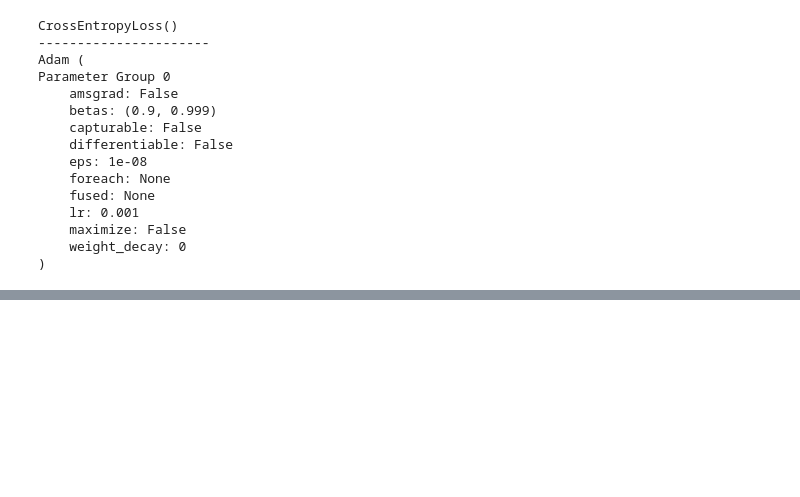
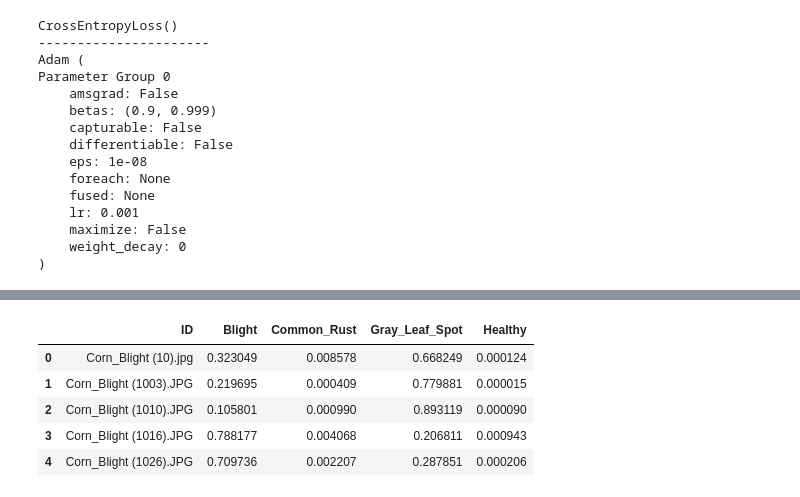
Before and after one commit to ShannonT20/CROP-DISEASE-DETECTION-STARTER-NOTEBOOK, a Jupyter notebook: Maize_Plant_Disease_Detection_Starter_Notebook.ipynb, the cells around one changed output, grey strips where cells are left out. Drawn from its saved outputs; the diff is of its cells as text; code cells hidden in the pictures; blank space fills up the shorter version.

```diff
--- a/Maize_Plant_Disease_Detection_Starter_Notebook.ipynb
+++ b/Maize_Plant_Disease_Detection_Starter_Notebook.ipynb
@@ -576,0 +601,17 @@ plt.show()
+# %%
+def file_to_confidence(model, datadir, filename, transform_pipeline):
+    file_path = os.path.join(datadir, filename)
+    image = PIL.Image.open(file_path)
+    transformed = transform_pipeline(image)
+    unsqueezed = transformed.unsqueeze(0)
+    image_cuda = unsqueezed.to(device)
+
+    model.eval()
+    with torch.no_grad():
+        model_raw = model(image_cuda)
+        confidence = torch.nn.functional.softmax(model_raw, dim=1)
+
+    conf_df = pd.DataFrame([[filename] + confidence.tolist()[0]])
+    conf_df.columns = ["ID"] + training_dataset.classes
+
+    return conf_df
@@ -576,0 +630,32 @@ plt.show()
+# %%
+small_dfs = []
+
+# Change from this:
+val_dir = os.path.join('crop pictures','val')
+
+# To this:
+val_dir = os.path.join('crop pictures','val','Blight')  # Or process all classes
+
+# OR process all class directories:
+small_dfs = []
+class_folders = ['Blight', 'Common_Rust', 'Gray_Leaf_Spot', 'Healthy']
+
+for class_name in class_folders:
+    class_dir = os.path.join('crop pictures','val', class_name)
+    for filename in os.listdir(class_dir):
+        if filename.lower().endswith(('.png', '.jpg', '.jpeg')):
+            small_dfs.append(
+                file_to_confidence(model, class_dir, filename, transform_normalized)
+            )
+
+confidence_df = pd.concat(small_dfs)
+
+confidence_df = confidence_df.sort_values("ID").reset_index(drop=True)
+confidence_df.head()
+# %% [output]
+|  | ID | Blight | Common_Rust | Gray_Leaf_Spot | Healthy |
+| 0 | Corn_Blight (10).jpg | 0.323049 | 0.008578 | 0.668249 | 0.000124 |
+| 1 | Corn_Blight (1003).JPG | 0.219695 | 0.000409 | 0.779881 | 0.000015 |
+| 2 | Corn_Blight (1010).JPG | 0.105801 | 0.000990 | 0.893119 | 0.000090 |
+| 3 | Corn_Blight (1016).JPG | 0.788177 | 0.004068 | 0.206811 | 0.000943 |
+| 4 | Corn_Blight (1026).JPG | 0.709736 | 0.002207 | 0.287851 | 0.000206 |
```
Also changed, not shown: parts of 13 cells of this notebook.
